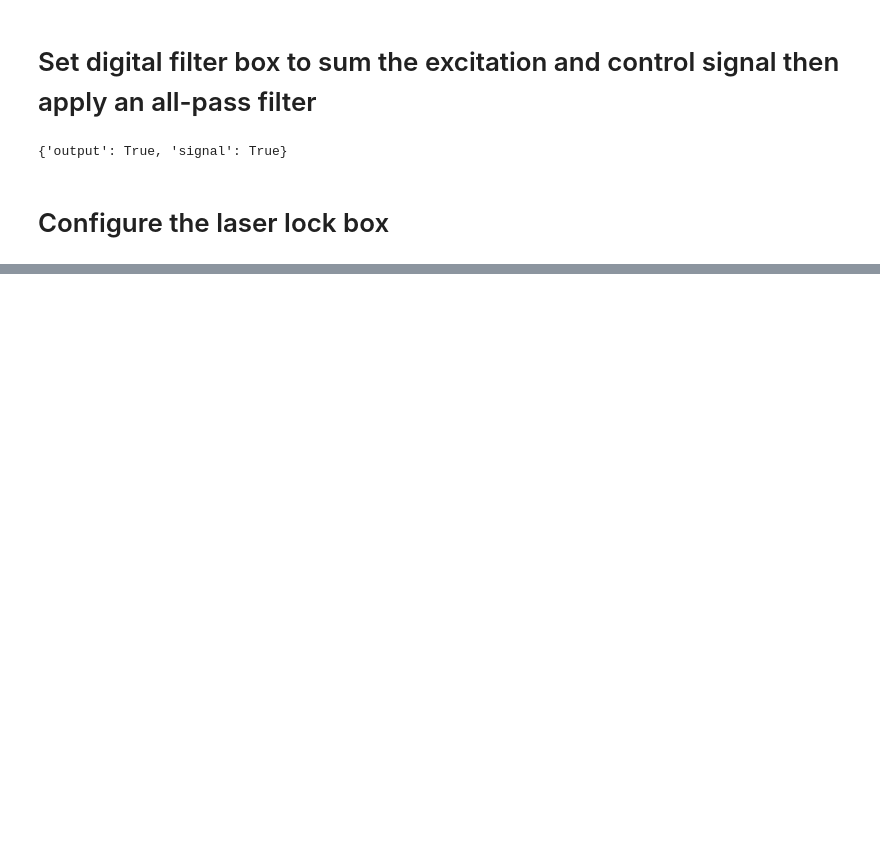
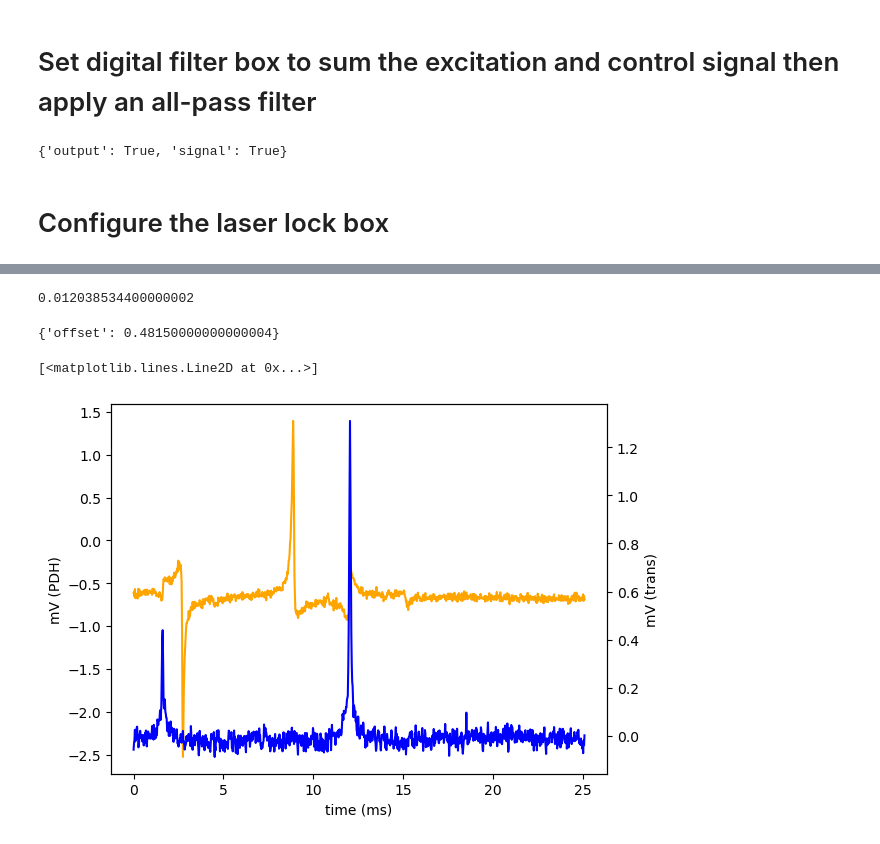
Before and after one commit to jeffwack111/lab-utils, a Jupyter notebook: MOKU_scripts/cavity_tf.ipynb, the cells around one changed output, grey strips where cells are left out. Cells and saved outputs as stored; diff of their text form; code cells hidden in the pictures; blank space fills up the shorter version.

```diff
--- a/MOKU_scripts/cavity_tf.ipynb
+++ b/MOKU_scripts/cavity_tf.ipynb
@@ -74,0 +71,16 @@ TypeError: LaserLockBox.set_aux_oscillator() got an unexpected keyword argument
+# %%
+scan_freq = 10
+scan_amp = 1
+# %%
+llb.set_demodulation(mode="Modulation",frequency=50.68e6,phase=350)
+llb.set_aux_oscillator(enable = True,frequency=50.68e6,amplitude=2,output = "OutputB")
+llb.set_output(2, signal=False, output=True)
+
+llb.set_scan_oscillator(enable=True,amplitude = scan_amp, frequency = scan_freq, output ="OutputA",shape =  "Triangle")
+llb.set_output(1, signal=False, output=True)
+llb.set_output_offset(1, offset=0.0)
+
+llb.set_monitor(1, 'ErrorSignal')
+llb.set_monitor(2, 'Input2')
+llb.set_acquisition_mode(mode="Precision")
+llb.set_trigger(type="Edge", source="Scan", level=0,edge="Rising")
@@ -74,0 +95,19 @@ TypeError: LaserLockBox.set_aux_oscillator() got an unexpected keyword argument
+# %%
+llb.set_timebase(0.0,1/(4*scan_freq))
+initialdata = llb.get_data(wait_complete=True)
+# %%
+t = np.array(initialdata['time'])
+err = np.array(initialdata['ch1'])
+trans = np.array(initialdata['ch2']-np.average(initialdata['ch2']))
+# %%
+avg_err = np.median(err)
+t_res = t[np.argmax(trans)]
+print(t_res)
+V_res = scan_amp*t_res*4*scan_freq
+# %% [output]
+0.012038534400000002
+# %%
+llb.set_setpoint(-avg_err)
+llb.set_output_offset(1,offset=V_res)
+# %% [output]
+{'offset': 0.48150000000000004}
@@ -74,0 +117,11 @@ TypeError: LaserLockBox.set_aux_oscillator() got an unexpected keyword argument
+# %%
+fig, ax1 = plt.subplots()
+ax1.set_xlabel('time (ms)')
+ax1.set_ylabel('mV (PDH)')
+ax1.plot(t*1e3,err*1e3, color = "orange")
+ax2 = ax1.twinx()
+ax2.set_ylabel('mV (trans)')
+ax2.plot(t*1e3,trans*1e3, color = "blue")
+# %% [output]
+[<matplotlib.lines.Line2D at 0x...>]
+[figure, added]
```
Also changed, not shown: parts of 7 cells of this notebook, 2 other files.
